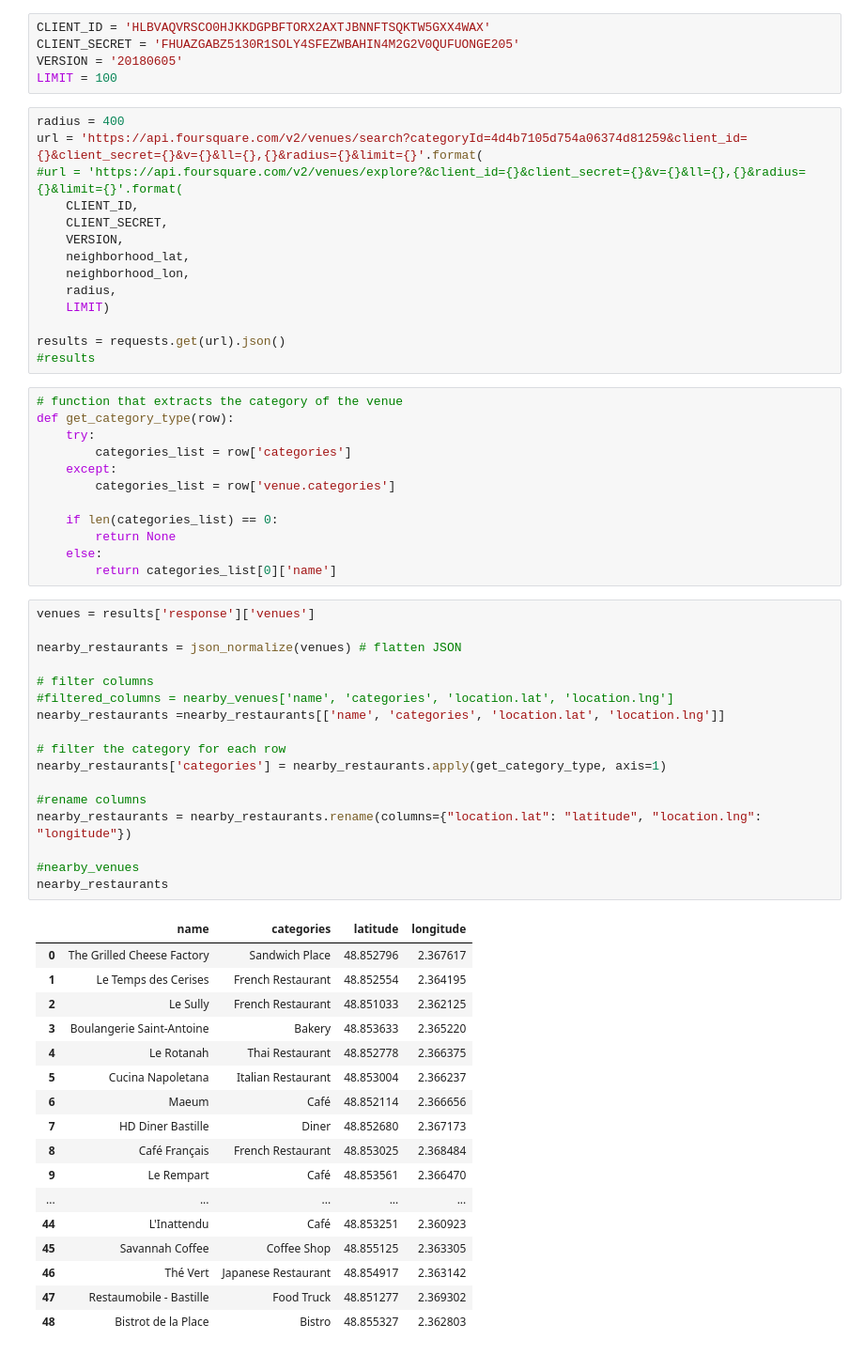
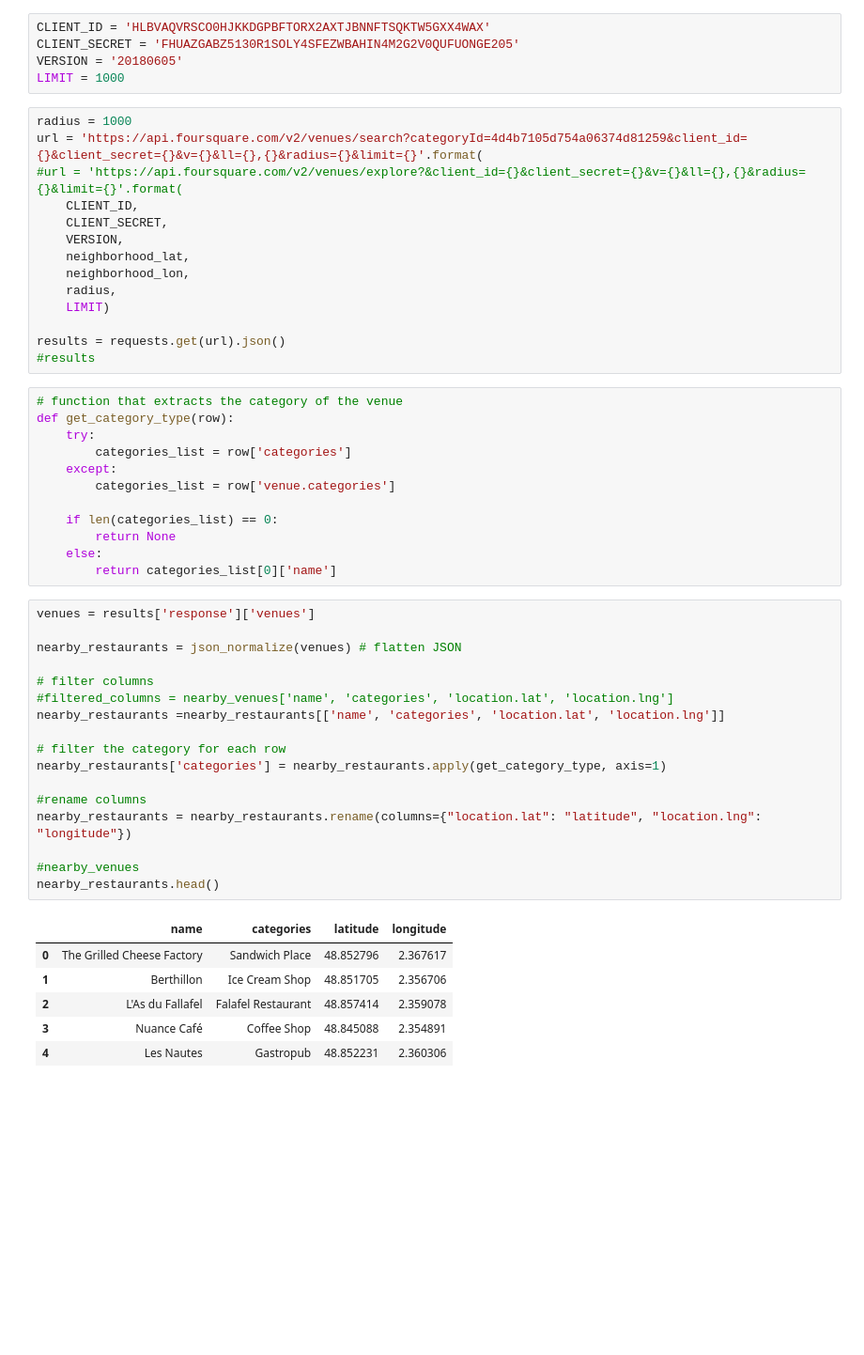
Before and after one commit to OsBourat/Coursera_Capstone, a Jupyter notebook: paris_project.ipynb, the cells around one changed output. Shown at 94% size. Cells and saved outputs as stored; diff of their text form; blank space fills up the shorter version.

```diff
--- a/paris_project.ipynb
+++ b/paris_project.ipynb
@@ -307,9 +244,9 @@ print(neighborhood_lon)
 CLIENT_ID = 'HLBVAQVRSCO0HJKKDGPBFTORX2AXTJBNNFTSQKTW5GXX4WAX'
 CLIENT_SECRET = 'FHUAZGABZ5130R1SOLY4SFEZWBAHIN4M2G2V0QUFUONGE205'
 VERSION = '20180605'
-LIMIT = 100
+LIMIT = 1000
 # %%
-radius = 400
+radius = 1000
 url = 'https://api.foursquare.com/v2/venues/search?categoryId=4d4b7105d754a06374d81259&client_id={}&client_secret={}&v={}&ll={},{}&radius={}&limit={}'.format(
 #url = 'https://api.foursquare.com/v2/venues/explore?&client_id={}&client_secret={}&v={}&ll={},{}&radius={}&limit={}'.format(
     CLIENT_ID,
@@ -337,38 +274,27 @@ def get_category_type(row):
 # %%
 venues = results['response']['venues']
 
 nearby_restaurants = json_normalize(venues) # flatten JSON
 
 # filter columns
 #filtered_columns = nearby_venues['name', 'categories', 'location.lat', 'location.lng']
 nearby_restaurants =nearby_restaurants[['name', 'categories', 'location.lat', 'location.lng']]
 
 # filter the category for each row
 nearby_restaurants['categories'] = nearby_restaurants.apply(get_category_type, axis=1)
 
 #rename columns
 nearby_restaurants = nearby_restaurants.rename(columns={"location.lat": "latitude", "location.lng": "longitude"})
 
 #nearby_venues
-nearby_restaurants
+nearby_restaurants.head()
 # %% [output]
 |  | name | categories | latitude | longitude |
 | 0 | The Grilled Cheese Factory | Sandwich Place | 48.852796 | 2.367617 |
-| 1 | Le Temps des Cerises | French Restaurant | 48.852554 | 2.364195 |
-| 2 | Le Sully | French Restaurant | 48.851033 | 2.362125 |
-| 3 | Boulangerie Saint-Antoine | Bakery | 48.853633 | 2.365220 |
-| 4 | Le Rotanah | Thai Restaurant | 48.852778 | 2.366375 |
-| 5 | Cucina Napoletana | Italian Restaurant | 48.853004 | 2.366237 |
-| 6 | Maeum | Café | 48.852114 | 2.366656 |
-| 7 | HD Diner Bastille | Diner | 48.852680 | 2.367173 |
-| 8 | Café Français | French Restaurant | 48.853025 | 2.368484 |
-| 9 | Le Rempart | Café | 48.853561 | 2.366470 |
-| ... | ... | ... | ... | ... |
-| 44 | L'Inattendu | Café | 48.853251 | 2.360923 |
-| 45 | Savannah Coffee | Coffee Shop | 48.855125 | 2.363305 |
-| 46 | Thé Vert | Japanese Restaurant | 48.854917 | 2.363142 |
-| 47 | Restaumobile - Bastille | Food Truck | 48.851277 | 2.369302 |
-| 48 | Bistrot de la Place | Bistro | 48.855327 | 2.362803 |
+| 1 | Berthillon | Ice Cream Shop | 48.851705 | 2.356706 |
+| 2 | L'As du Fallafel | Falafel Restaurant | 48.857414 | 2.359078 |
+| 3 | Nuance Café | Coffee Shop | 48.845088 | 2.354891 |
+| 4 | Les Nautes | Gastropub | 48.852231 | 2.360306 |
 # %%
 nearby_restaurants.shape
 # %% [output]
```
Also changed, not shown: parts of 119 cells of this notebook.
